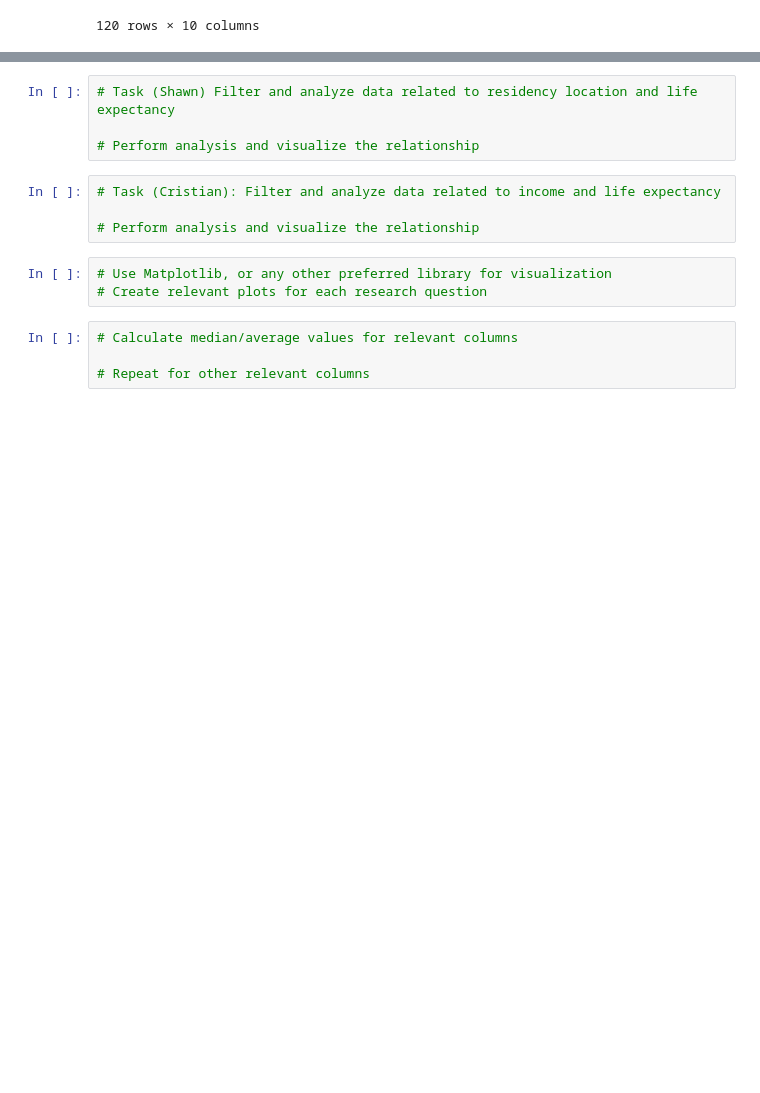
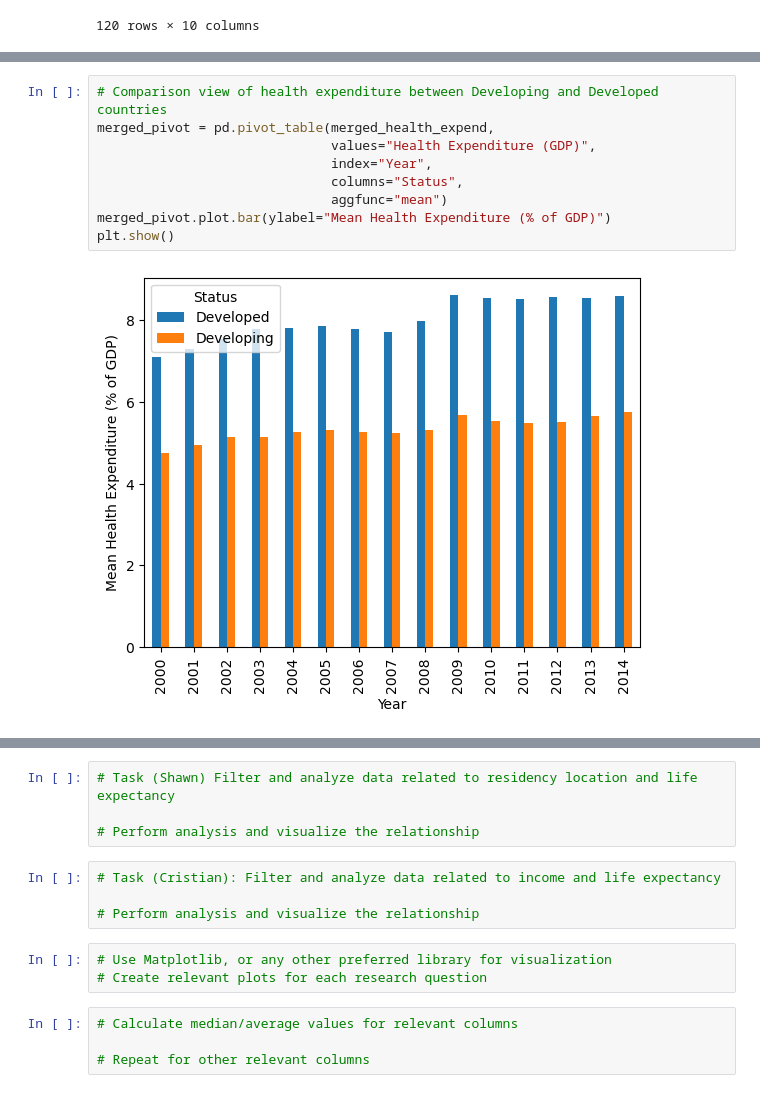
Before and after one commit to rachj14/project-one, a Jupyter notebook: life-expectancy.ipynb, the cells around one changed output, grey strips where cells are left out. Cells and saved outputs as stored; diff of their text form; blank space fills up the shorter version.

```diff
--- a/life-expectancy.ipynb
+++ b/life-expectancy.ipynb
@@ -56,0 +137,11 @@ gender_region_df
+# %%
+# Comparison view of health expenditure between Developing and Developed countries
+merged_pivot = pd.pivot_table(merged_health_expend,
+                              values="Health Expenditure (GDP)",
+                              index="Year",
+                              columns="Status",
+                              aggfunc="mean")
+merged_pivot.plot.bar(ylabel="Mean Health Expenditure (% of GDP)")
+plt.show()
+# %% [output]
+[figure, added]
```
Also changed, not shown: parts of 16 cells of this notebook, 3 other files.
